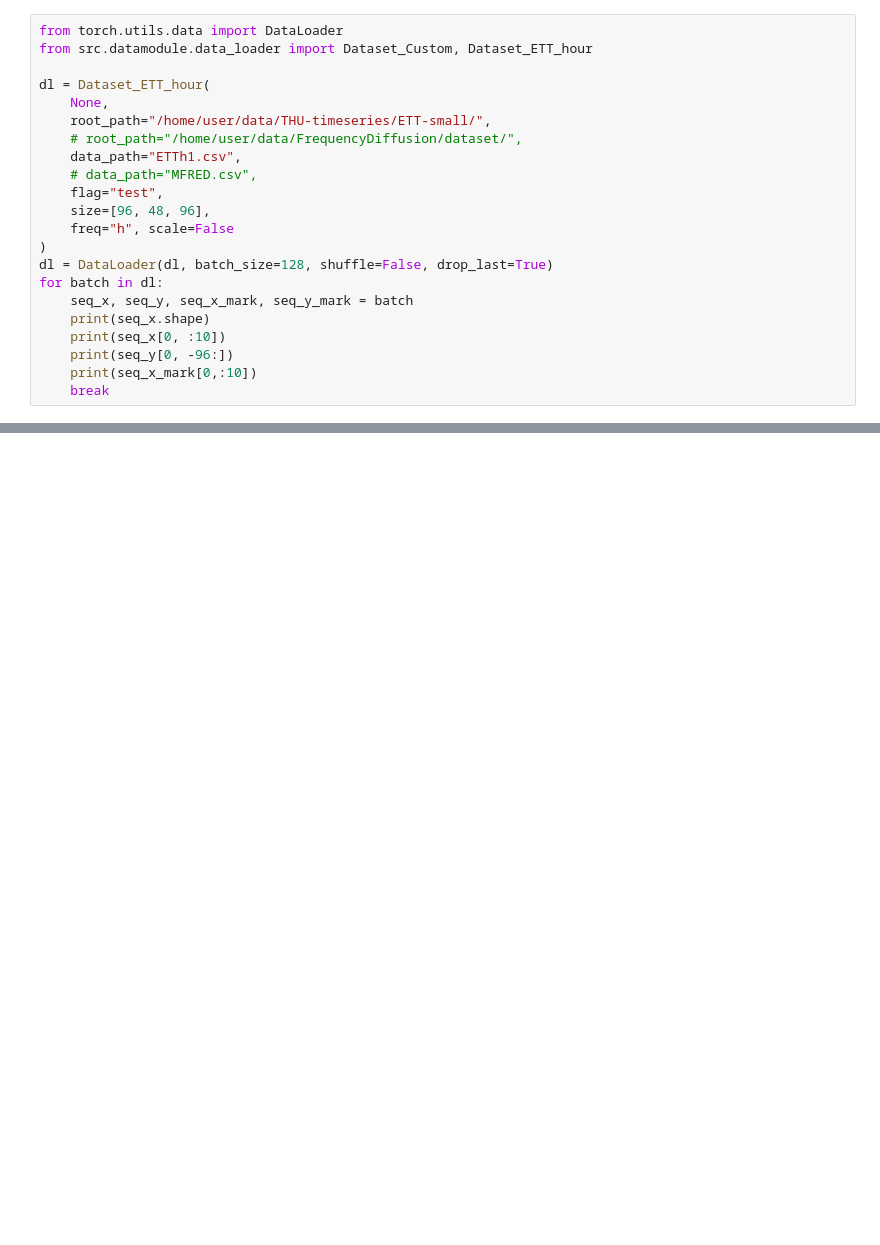
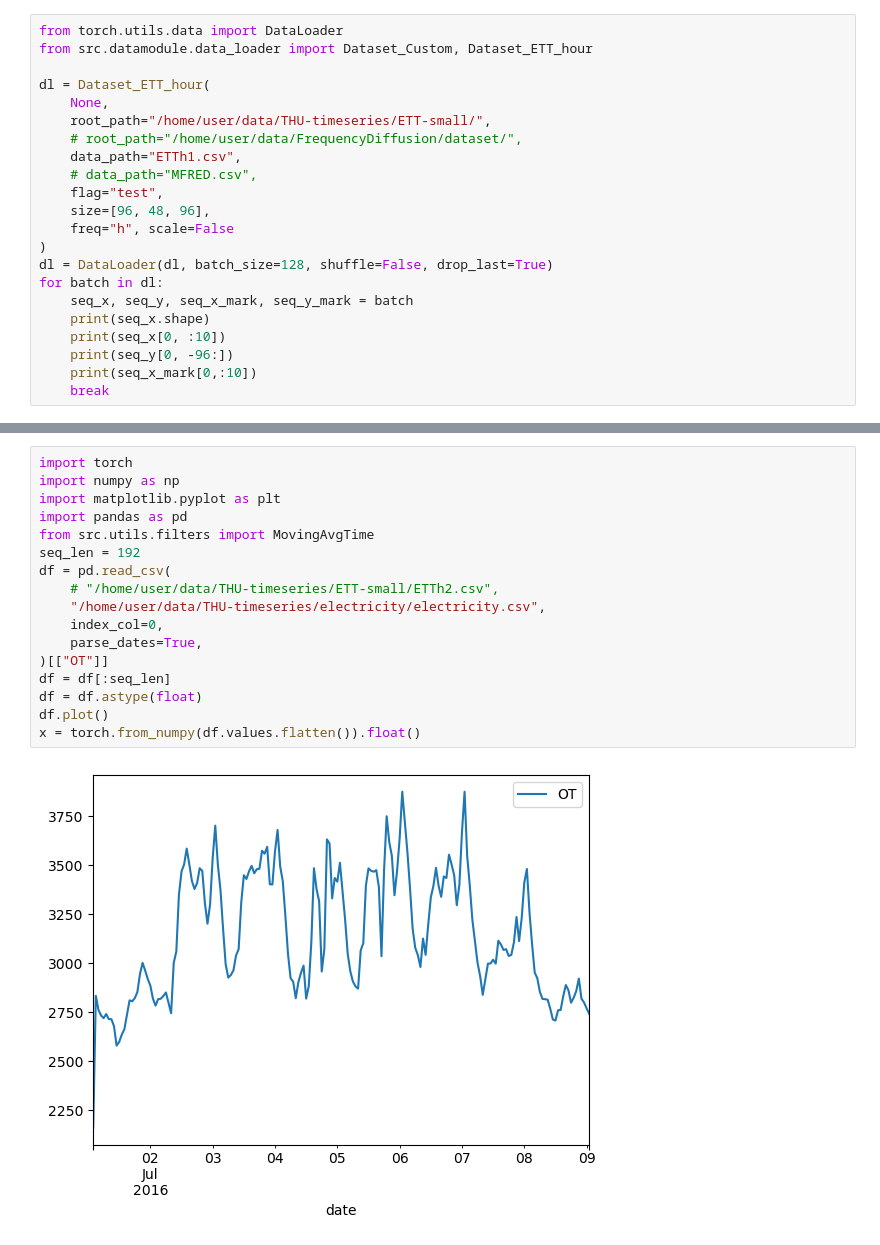
Before and after one commit to WillWang1113/Moving-Average-Diffusion, a Jupyter notebook: notebooks/test.ipynb, the cells around one changed output, grey strips where cells are left out. Cells and saved outputs as stored; diff of their text form; blank space fills up the shorter version.

```diff
--- a/notebooks/test.ipynb
+++ b/notebooks/test.ipynb
@@ -311,0 +210,19 @@ b_prime = (b - b.mean()) / b.std()
+# %%
+import torch
+import numpy as np
+import matplotlib.pyplot as plt
+import pandas as pd
+from src.utils.filters import MovingAvgTime
+seq_len = 192
+df = pd.read_csv(
+    # "/home/user/data/THU-timeseries/ETT-small/ETTh2.csv",
+    "/home/user/data/THU-timeseries/electricity/electricity.csv",
+    index_col=0,
+    parse_dates=True,
+)[["OT"]]
+df = df[:seq_len]
+df = df.astype(float)
+df.plot()
+x = torch.from_numpy(df.values.flatten()).float()
+# %% [output]
+[figure, added]
```
Also changed, not shown: parts of 11 cells of this notebook, 24 other files.
